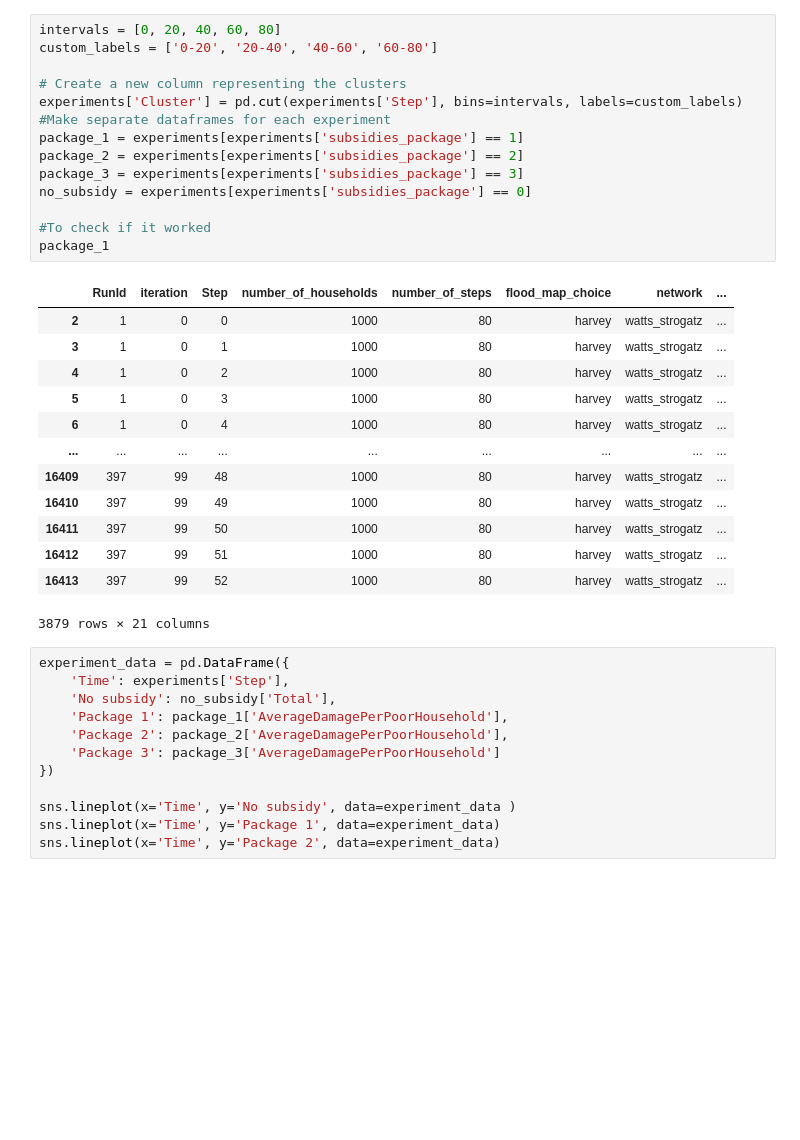
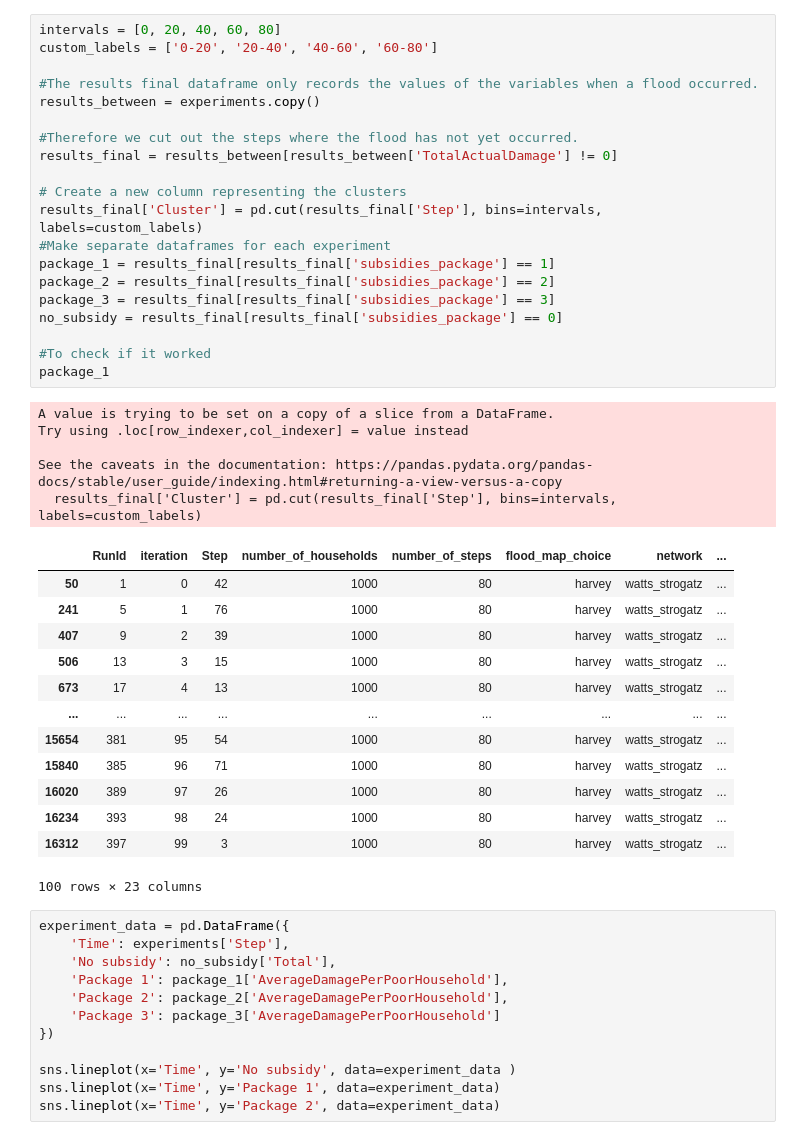
Before and after one commit to Martijntjevdg/SEN1211-ABM, a Jupyter notebook: base_model_mesa/model/PolicyExperimentsAnalysis.ipynb, the cells around one changed output. Drawn from its saved outputs; the diff is of its cells as text; blank space fills up the shorter version.

```diff
--- a/base_model_mesa/model/PolicyExperimentsAnalysis.ipynb
+++ b/base_model_mesa/model/PolicyExperimentsAnalysis.ipynb
@@ -23,31 +23,42 @@ experiments
 # %%
 intervals = [0, 20, 40, 60, 80]
 custom_labels = ['0-20', '20-40', '40-60', '60-80']
 
+#The results final dataframe only records the values of the variables when a flood occurred.
+results_between = experiments.copy()
+
+#Therefore we cut out the steps where the flood has not yet occurred.
+results_final = results_between[results_between['TotalActualDamage'] != 0]
+
 # Create a new column representing the clusters
-experiments['Cluster'] = pd.cut(experiments['Step'], bins=intervals, labels=custom_labels)
+results_final['Cluster'] = pd.cut(results_final['Step'], bins=intervals, labels=custom_labels)
 #Make separate dataframes for each experiment
-package_1 = experiments[experiments['subsidies_package'] == 1]
-package_2 = experiments[experiments['subsidies_package'] == 2]
-package_3 = experiments[experiments['subsidies_package'] == 3]
-no_subsidy = experiments[experiments['subsidies_package'] == 0]
+package_1 = results_final[results_final['subsidies_package'] == 1]
+package_2 = results_final[results_final['subsidies_package'] == 2]
+package_3 = results_final[results_final['subsidies_package'] == 3]
+no_subsidy = results_final[results_final['subsidies_package'] == 0]
 
 #To check if it worked
 package_1
 # %% [output]
+A value is trying to be set on a copy of a slice from a DataFrame.
+Try using .loc[row_indexer,col_indexer] = value instead
+
+See the caveats in the documentation: https://pandas.pydata.org/pandas-docs/stable/user_guide/indexing.html#returning-a-view-versus-a-copy
+  results_final['Cluster'] = pd.cut(results_final['Step'], bins=intervals, labels=custom_labels)
 |  | RunId | iteration | Step | number_of_households | number_of_steps | flood_map_choice | network | ... |
-| 2 | 1 | 0 | 0 | 1000 | 80 | harvey | watts_strogatz | ... |
-| 3 | 1 | 0 | 1 | 1000 | 80 | harvey | watts_strogatz | ... |
-| 4 | 1 | 0 | 2 | 1000 | 80 | harvey | watts_strogatz | ... |
-| 5 | 1 | 0 | 3 | 1000 | 80 | harvey | watts_strogatz | ... |
-| 6 | 1 | 0 | 4 | 1000 | 80 | harvey | watts_strogatz | ... |
+| 50 | 1 | 0 | 42 | 1000 | 80 | harvey | watts_strogatz | ... |
+| 241 | 5 | 1 | 76 | 1000 | 80 | harvey | watts_strogatz | ... |
+| 407 | 9 | 2 | 39 | 1000 | 80 | harvey | watts_strogatz | ... |
+| 506 | 13 | 3 | 15 | 1000 | 80 | harvey | watts_strogatz | ... |
+| 673 | 17 | 4 | 13 | 1000 | 80 | harvey | watts_strogatz | ... |
 | ... | ... | ... | ... | ... | ... | ... | ... | ... |
-| 16409 | 397 | 99 | 48 | 1000 | 80 | harvey | watts_strogatz | ... |
-| 16410 | 397 | 99 | 49 | 1000 | 80 | harvey | watts_strogatz | ... |
-| 16411 | 397 | 99 | 50 | 1000 | 80 | harvey | watts_strogatz | ... |
-| 16412 | 397 | 99 | 51 | 1000 | 80 | harvey | watts_strogatz | ... |
-| 16413 | 397 | 99 | 52 | 1000 | 80 | harvey | watts_strogatz | ... |
+| 15654 | 381 | 95 | 54 | 1000 | 80 | harvey | watts_strogatz | ... |
+| 15840 | 385 | 96 | 71 | 1000 | 80 | harvey | watts_strogatz | ... |
+| 16020 | 389 | 97 | 26 | 1000 | 80 | harvey | watts_strogatz | ... |
+| 16234 | 393 | 98 | 24 | 1000 | 80 | harvey | watts_strogatz | ... |
+| 16312 | 397 | 99 | 3 | 1000 | 80 | harvey | watts_strogatz | ... |
-3879 rows × 21 columns
+100 rows × 23 columns
 # %%
 experiment_data = pd.DataFrame({
     'Time': experiments['Step'],
```
Also changed, not shown: parts of 2 cells of this notebook, 6 other files.
